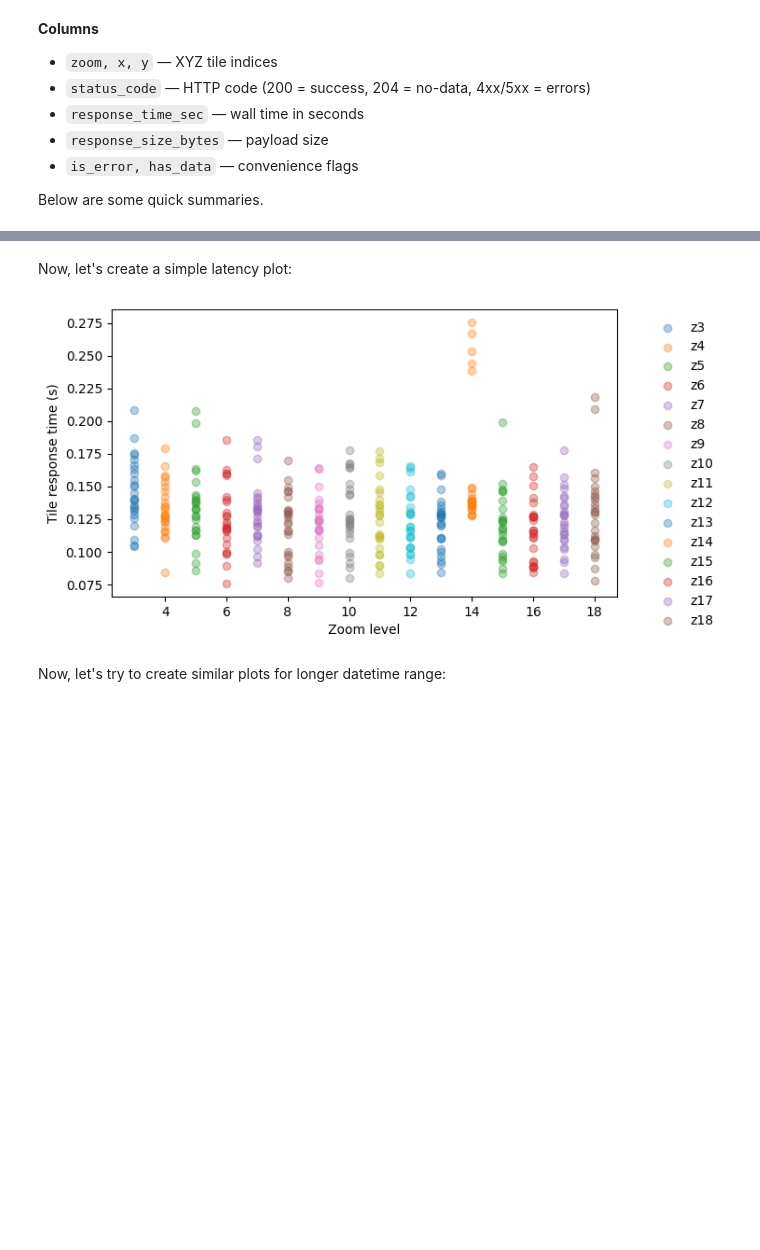
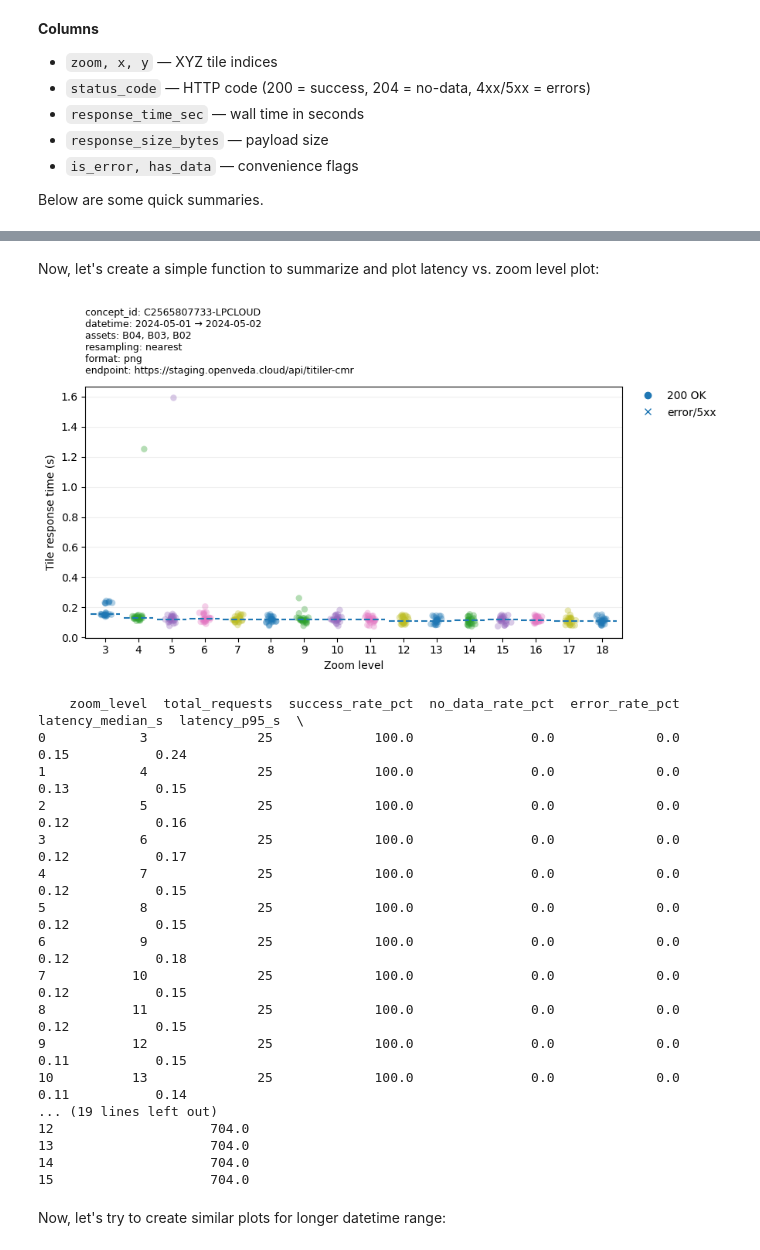
Before and after one commit to developmentseed/datacube-guide, a Jupyter notebook: docs/titiler-cmr-compat.ipynb, the cells around one changed output, grey strips where cells are left out. Saved outputs shown, nothing was run; the diff lists cells and outputs as text; code cells hidden in the pictures; blank space fills up the shorter version.

```diff
--- a/docs/titiler-cmr-compat.ipynb
+++ b/docs/titiler-cmr-compat.ipynb
@@ -33,6 +36,7 @@ ModuleNotFoundError: No module named 'morecantile'
 # %%
 endpoint = "https://staging.openveda.cloud/api/titiler-cmr"
 concept_id = "C2021957295-LPCLOUD"  # Example: HLS Landsat 30m
+concept_id = "C2565807733-LPCLOUD"
 
 # Tile Matrix Set
 projection = "WebMercatorQuad"
@@ -199,25 +173,2 @@ tile_summary
 # %% [markdown]
-Now, let's create a simple latency plot:
+Now, let's create a simple function to summarize and plot latency vs. zoom level plot:
-# %%
-import matplotlib.pyplot as plt
-
-# Simple latency plot
-if not df_tiles.empty:
-    plt.figure(figsize=(7,4))
-    ax = plt.gca()
-    for z, sub in df_tiles.groupby("zoom"):
-        ax.scatter([z]*len(sub), sub["response_time_sec"], alpha=0.35, label=f"z{z}")
-    ax.set_xlabel("Zoom level")
-    ax.set_ylabel("Tile response time (s)")
-    handles, labels = ax.get_legend_handles_labels()
-    bylabel = dict(zip(labels, handles))
-    ax.legend(
-        bylabel.values(),
-        bylabel.keys(),
-        frameon=False,
-        bbox_to_anchor=(1.05, 1),
-        loc="upper left"
-    )
-    plt.show()
-# %% [output]
-[figure, removed]
@@ -224,2 +272,42 @@ if not df_tiles.empty:
+# %%
+ds = DatasetParams(
+    concept_id=concept_id,
+    datetime_start=datetime(2024, 5, 1),
+    datetime_end=datetime(2024, 5, 2),
+    assets=["B04", "B03", "B02"],        # RGB bands
+)
+
+summary, (fig, ax) = await summarize_and_plot_tiles(
+    ds,
+    endpoint=endpoint,
+    tms=tms,
+    min_zoom=min_zoom,
+    max_zoom=max_zoom,
+    lng=lng,
+    lat=lat,
+    tile_format=tile_format,
+    timeout_s=timeout_s,
+)
+plt.show()
+print (summary)
+# %% [output]
+[figure, added]
+    zoom_level  total_requests  success_rate_pct  no_data_rate_pct  error_rate_pct  latency_median_s  latency_p95_s  \
+0            3              25             100.0               0.0             0.0              0.15           0.24
+1            4              25             100.0               0.0             0.0              0.13           0.15
+2            5              25             100.0               0.0             0.0              0.12           0.16
+3            6              25             100.0               0.0             0.0              0.12           0.17
+4            7              25             100.0               0.0             0.0              0.12           0.15
+5            8              25             100.0               0.0             0.0              0.12           0.15
+6            9              25             100.0               0.0             0.0              0.12           0.18
+7           10              25             100.0               0.0             0.0              0.12           0.15
+8           11              25             100.0               0.0             0.0              0.12           0.15
+9           12              25             100.0               0.0             0.0              0.11           0.15
+10          13              25             100.0               0.0             0.0              0.11           0.14
+... (19 lines left out)
+12                    704.0
+13                    704.0
+14                    704.0
+15                    704.0
 # %% [markdown]
 Now, let's try to create similar plots for longer datetime range:
```
Also changed, not shown: parts of 17 cells of this notebook.
